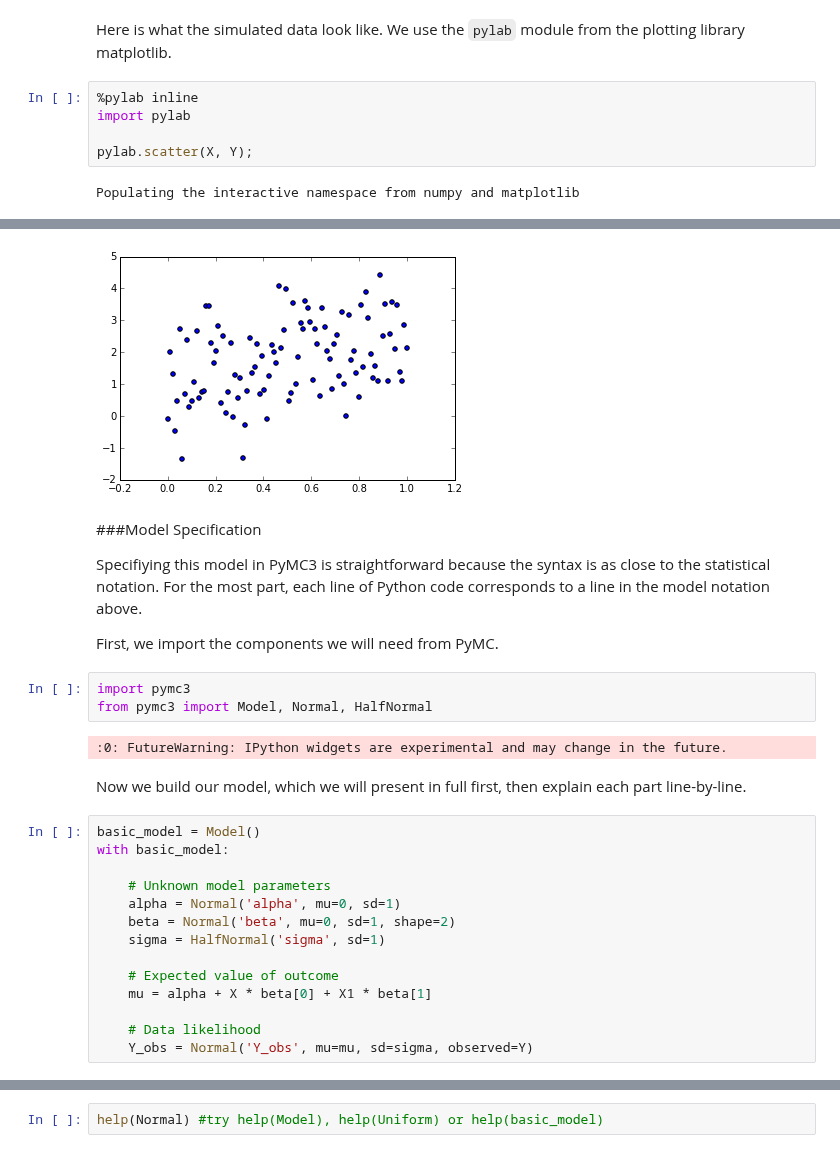
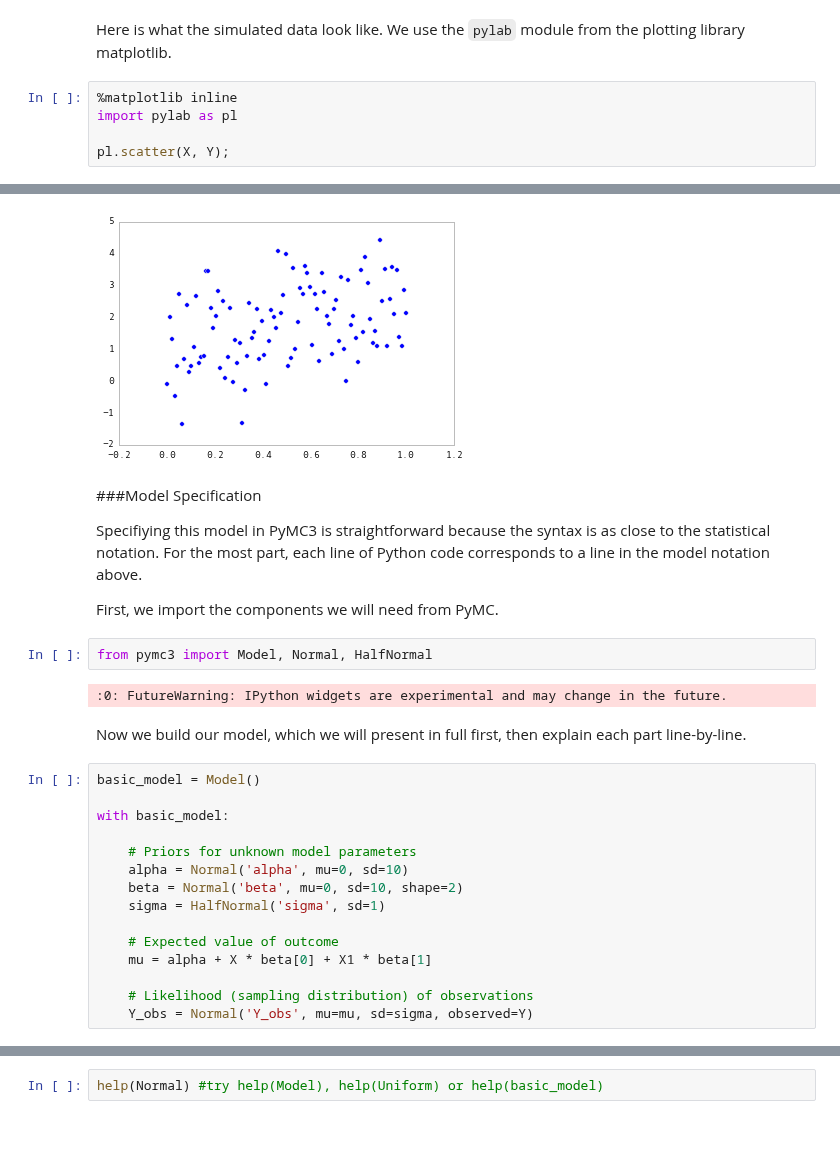
Before and after one commit to pymc-devs/uq_chapter, a Jupyter notebook: reference/UQ Handbook Chapter.ipynb, the cells around one changed output, grey strips where cells are left out. Saved outputs shown, nothing was run; the diff lists cells and outputs as text.

```diff
--- a/reference/UQ Handbook Chapter.ipynb
+++ b/reference/UQ Handbook Chapter.ipynb
@@ -70,9 +73,8 @@ Y = alpha + X*beta[0] + X1*beta[1] + np.random.randn(size)*sigma
 # %% [markdown]
 Here is what the simulated data look like. We use the `pylab` module from the plotting library matplotlib.
 # %%
-%pylab inline
-import pylab
+%matplotlib inline
+import pylab as pl
 
-pylab.scatter(X, Y);
+pl.scatter(X, Y);
 # %% [output]
-Populating the interactive namespace from numpy and matplotlib
@@ -81,4 +81,4 @@ WARNING: pylab import has clobbered these variables: ['beta', 'size']
-[figure, old version]
+[figure, new version]
 # %% [markdown]
 ###Model Specification
 
@@ -86,7 +86,6 @@ Specifiying this model in PyMC3 is straightforward because the syntax is as clos
 
 First, we import the components we will need from PyMC.
 # %%
-import pymc3
 from pymc3 import Model, Normal, HalfNormal
 # %% [output]
 :0: FutureWarning: IPython widgets are experimental and may change in the future.
@@ -94,17 +93,18 @@ from pymc3 import Model, Normal, HalfNormal
 Now we build our model, which we will present in full first, then explain each part line-by-line.
 # %%
 basic_model = Model()
+
 with basic_model:
 
-    # Unknown model parameters
-    alpha = Normal('alpha', mu=0, sd=1)
-    beta = Normal('beta', mu=0, sd=1, shape=2)
+    # Priors for unknown model parameters
+    alpha = Normal('alpha', mu=0, sd=10)
+    beta = Normal('beta', mu=0, sd=10, shape=2)
     sigma = HalfNormal('sigma', sd=1)
 
     # Expected value of outcome
     mu = alpha + X * beta[0] + X1 * beta[1]
 
-    # Data likelihood
+    # Likelihood (sampling distribution) of observations
     Y_obs = Normal('Y_obs', mu=mu, sd=sigma, observed=Y)
 # %% [markdown]
 The first line,
```
Also changed, not shown: parts of 8 cells of this notebook.
